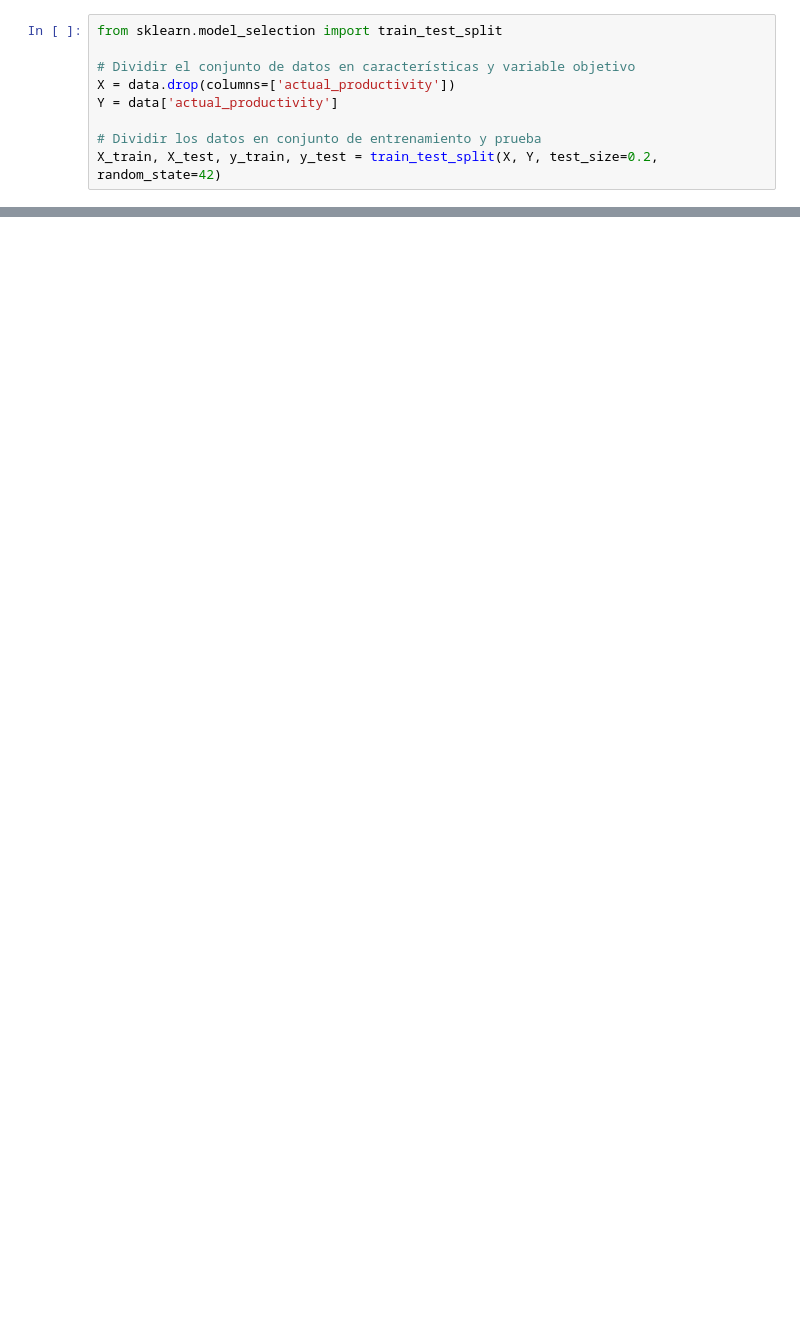
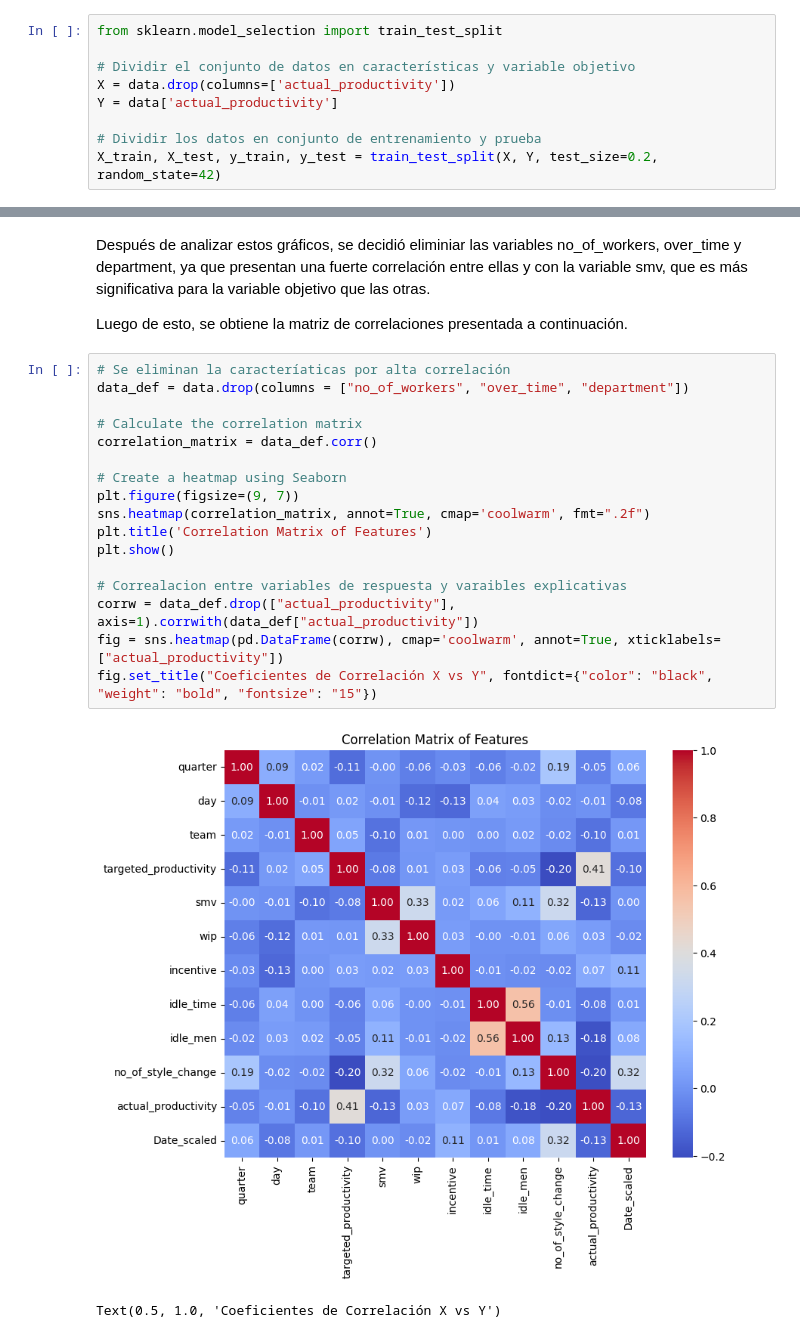
Before and after one commit to cduquee/taller-productividad-manufactura, a Jupyter notebook: codigo.ipynb, the cells around one changed output, grey strips where cells are left out. Drawn from its saved outputs; the diff is of its cells as text; blank space fills up the shorter version.

```diff
--- a/codigo.ipynb
+++ b/codigo.ipynb
@@ -882,0 +961,24 @@ for name, model in models.items():
+# %% [markdown]
+Después de analizar estos gráficos, se decidió eliminiar las variables no_of_workers, over_time y department, ya que presentan una fuerte correlación entre ellas y con la variable smv, que es más significativa para la variable objetivo que las otras.
+
+Luego de esto, se obtiene la matriz de correlaciones presentada a continuación.
+# %%
+# Se eliminan la caracteríaticas por alta correlación
+data_def = data.drop(columns = ["no_of_workers", "over_time", "department"])
+
+# Calculate the correlation matrix
+correlation_matrix = data_def.corr()
+
+# Create a heatmap using Seaborn
+plt.figure(figsize=(9, 7))
+sns.heatmap(correlation_matrix, annot=True, cmap='coolwarm', fmt=".2f")
+plt.title('Correlation Matrix of Features')
+plt.show()
+
+# Correalacion entre variables de respuesta y varaibles explicativas
+corrw = data_def.drop(["actual_productivity"], axis=1).corrwith(data_def["actual_productivity"])
+fig = sns.heatmap(pd.DataFrame(corrw), cmap='coolwarm', annot=True, xticklabels=["actual_productivity"])
+fig.set_title("Coeficientes de Correlación X vs Y", fontdict={"color": "black", "weight": "bold", "fontsize": "15"})
+# %% [output]
+[figure, added]
+Text(0.5, 1.0, 'Coeficientes de Correlación X vs Y')
```
Also changed, not shown: parts of 32 cells of this notebook.
